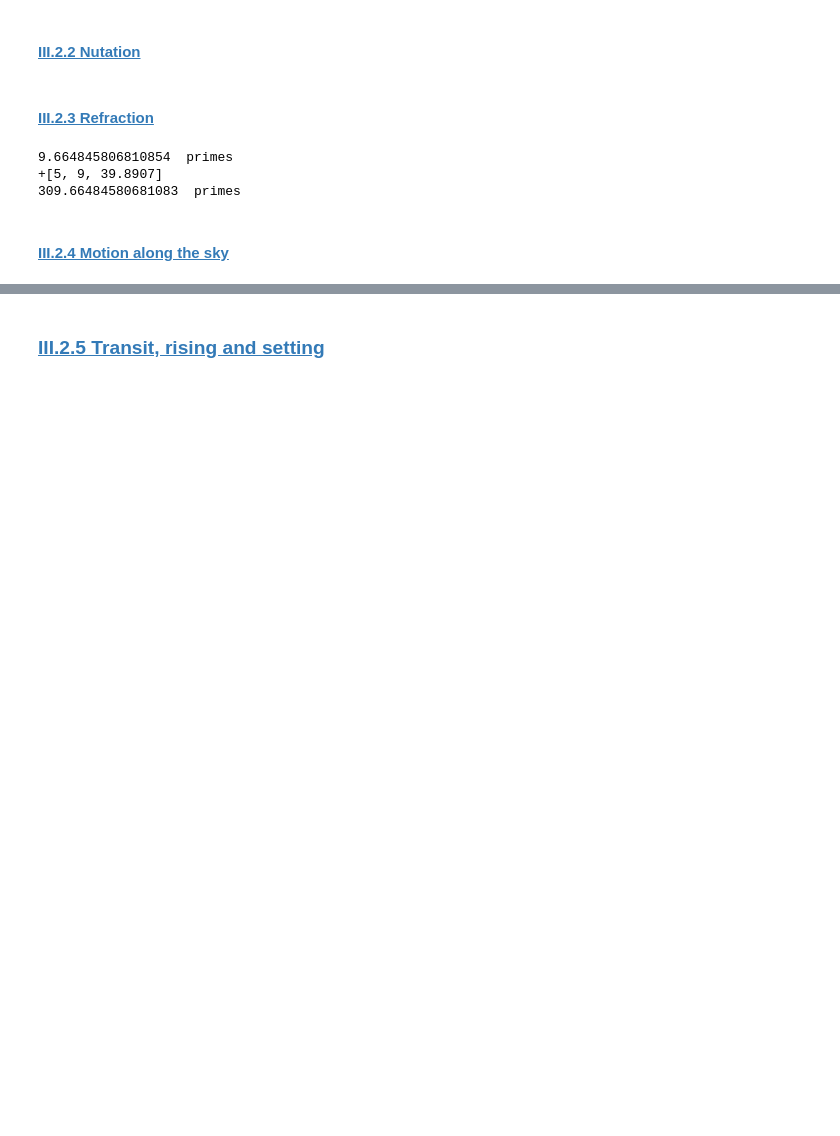
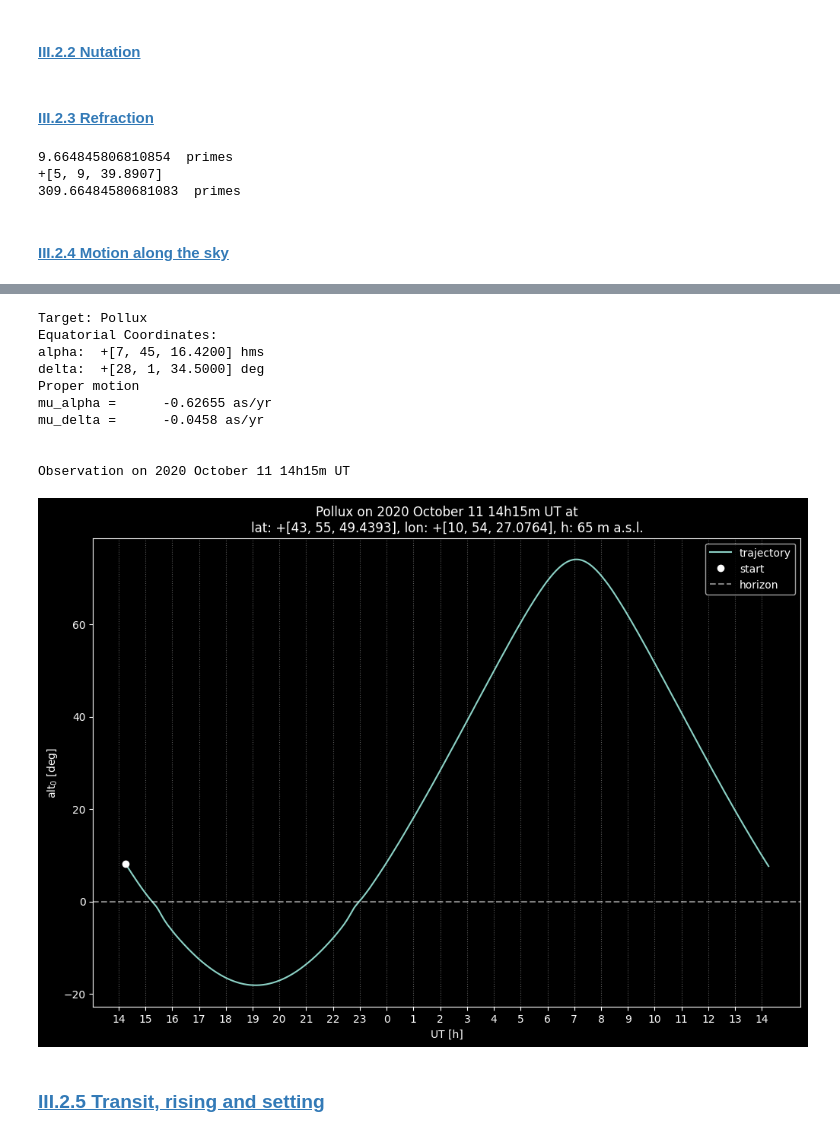
Before and after one commit to 00-berni/proj_0, a Jupyter notebook: notebook/notebook.ipynb, the cells around one changed output, grey strips where cells are left out. Drawn from its saved outputs; the diff is of its cells as text; code cells hidden in the pictures; blank space fills up the shorter version.

Commit message:
- Updated fun to treat arr and not-arr types - Changed all print fun - julian_day and calendar_date now are statmeth of Date

```diff
--- a/notebook/notebook.ipynb
+++ b/notebook/notebook.ipynb
@@ -1317,7 +1426,7 @@ def std_atm(height: float) -> tuple[float,float]:
         pres = interpole_three(p,height,h)
     return temp, pres
 
-def refraction_corr(alt: Angles | ArrAngle, height: float, alt0: bool = False):
+def refraction_corr(alt: Angles, height: float, alt0: bool = False) -> Angles:
     if alt0:
         a,b,c =  1, 7.31, 4.4
         cor90 = 1.3515e-3
@@ -1329,23 +1438,19 @@ def refraction_corr(alt: Angles | ArrAngle, height: float, alt0: bool = False):
         T, P = std_atm(height)
         T0, P0 = std_atm(0.)
         rcorr *= P/P0 * T0/T
+    if type(alt.deg) != np.ndarray and alt.deg == 90:
+        rcorr += cor90
+    elif type(alt.deg) == np.ndarray:
+        rcorr = np.where(alt.deg == 90, rcorr + cor90, rcorr)
 
-    if type(alt) == Angles:
-        if alt.deg == 90:
-            rcorr += cor90
-        rcorr = Angles(rcorr/60,'deg')
-    elif type(alt) == ArrAngle:
-        idx = np.where(alt.deg == 90)[0]
-        if len(idx) != 0:
-            rcorr[idx] += cor90
-        rcorr = ArrAngle(rcorr/60,'deg')
     if alt0: rcorr = -rcorr
-    return rcorr
+    return Angles(rcorr/60,'deg',lim=90)
+
 
 alt = 5
 R = refraction_corr(Angles(alt,'deg',90),10)
 print(R.deg * 60,' primes')
-print((R + alt).str_angle('deg'))
+print((R + alt).print_angle('deg'))
 print((R.deg + alt)*60,' primes')
 # %% [output]
 9.664845806810854  primes
@@ -1507,2 +1493,52 @@ mu_delta =      -0.0458 as/yr
+# %%
+numpoint = 1000
+
+lat = 43.93039980730644
+lon = 10.907521220934262
+h = 65
+obs = GeoPos(lon,lat,h)
+
+name, ra, dec, prmt = import_data('targets.csv',sel=4)
+obj = StarObj(name,[ra,dec],prmt)
+obj.obj_info()
+print()
+
+date = Date([2020,10,11],[14,15,0])
+print('Observation on ' + date.print_date())
+alt, dayrange = trajectory(date,obs,obj,numpoint)
+
+## PLOT ##
+hour = date.time.hour()
+N = 25 if hour <= (int(hour)+0.5) else 26
+ticks = Date(date.date, (np.arange(0,N,1)+int(date.time.hour()))*3600,calendar=date.calendar,epoch=date.epoch)
+
+plt.figure(figsize=[12,8])
+ax = plt.axes()
+ax.set_facecolor('black')
+plt.title(obj.name + ' on ' + date.print_date() + f" at\nlat: {obs.lat.print_angle('deg')}, lon: {obs.lon.print_angle('deg')}, h: {obs.h} m a.s.l.")
+
+plt.plot(dayrange,alt.deg,label='trajectory')
+plt.plot(dayrange[0],alt.deg[0],'ow',label='start')
+
+plt.axhline(0,xmin=0,xmax=1,linestyle='dashed',alpha=0.5,color='white',label='horizon')
+plt.xticks(ticks.jd,np.round(ticks.time.hour(),0).astype(int))
+plt.xlabel('UT [h]')
+plt.ylabel('alt$_0$ [deg]')
+plt.grid(axis='x',linestyle='dotted',color='gray',alpha=0.7)
+plt.legend(numpoints=1)
+
+plt.show()
+# %% [output]
+Target: Pollux
+Equatorial Coordinates:
+alpha:  +[7, 45, 16.4200] hms
+delta:  +[28, 1, 34.5000] deg
+Proper motion
+mu_alpha =      -0.62655 as/yr
+mu_delta =      -0.0458 as/yr
+
+
+Observation on 2020 October 11 14h15m UT
+[figure, added]
 # %% [markdown]
 ### <a id='toc1_3_3_'></a>[III.2.5 Transit, rising and setting](#toc0_)
```
Also changed, not shown: parts of 17 cells of this notebook, 5 other files.
